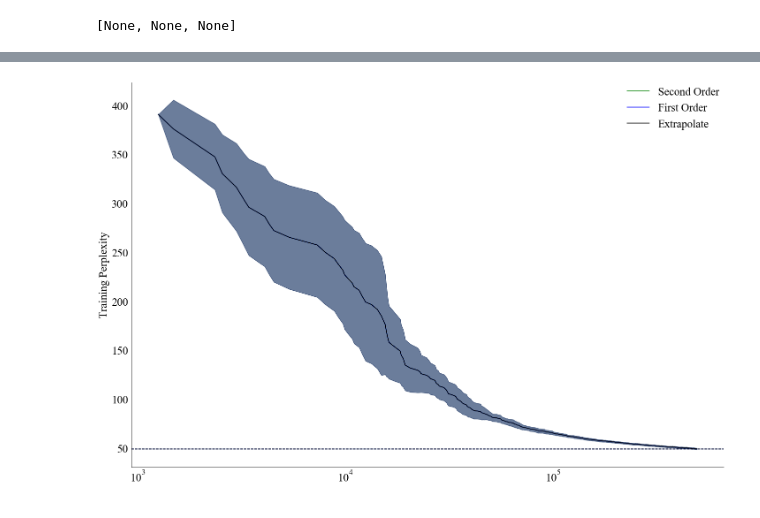
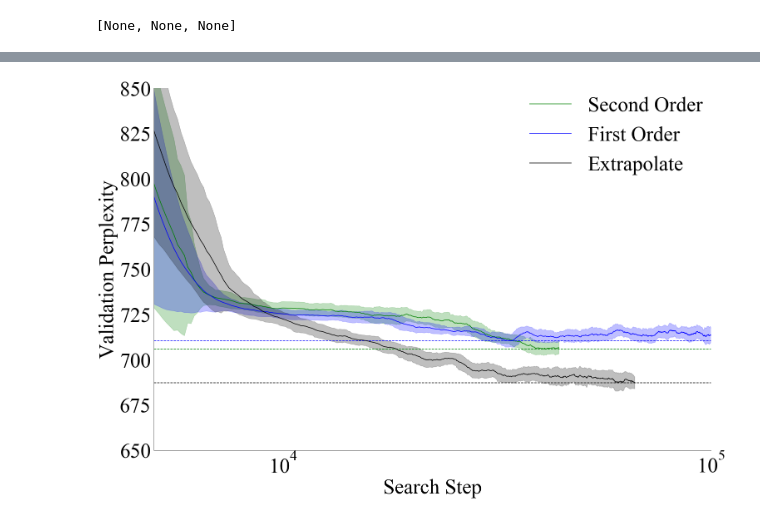
Before and after one commit to georgeadam/menas, a Jupyter notebook: src/graphing/final_train.ipynb, the cells around one changed output, grey strips where cells are left out. Cells and saved outputs as stored; diff of their text form; code cells hidden in the pictures.

```diff
--- a/src/graphing/final_train.ipynb
+++ b/src/graphing/final_train.ipynb
@@ -33,9 +33,9 @@ ours_info = parse_info('run_eval-EXP-OURS.csv')
 
 final_infos = [darts_info, darts_1st_info, enas_info, ours_info]
 
-second_order_darts = parse_info('run_eval-EXP-DARTS.csv')
-first_order_darts = parse_info('run_eval-EXP-DARTS.csv')
-extrapolate_darts = parse_info('run_eval-EXP-DARTS.csv')
+second_order_darts = parse_info('run_search-EXP-Unroll-DiffUnroll.csv')
+first_order_darts = parse_info('run_search-EXP-NoUnroll.csv')
+extrapolate_darts = parse_info('run_search-EXP-Unroll-NoDiffUnroll.csv')
 search_infos = [second_order_darts, first_order_darts, extrapolate_darts]
 # %% [output]
 ['Wall time', 'Step', 'Value']
@@ -95,18 +98,16 @@ graph_info(axs[0], darts_info, 'DARTS', 'g')
 graph_info(axs[0], darts_1st_info, 'DARTS 1st', 'b')
 graph_info(axs[0], ours_info, 'DARTS Extrapolate', 'k')
 
-axs[0].set_ylim(45, 70)
-axs[0].set_xlim(10e4, 10e5)
+axs[0].set_ylim(40, 90)
+axs[0].set_xlim(2*10e3, 5*10e4)
 for a in axs:
     a.legend(fancybox=True, borderaxespad=0.0, framealpha=0.0)
-axs[0].set_ylabel('Step')
+axs[0].set_xlabel('Step')
 axs[0].set_ylabel('Training Perplexity')
 
 axs[0].tick_params(axis='x', which='both', bottom=False, top=False)
 axs[0].tick_params(axis='y', which='both', left=False, right=False)
-axs[0].grid(False)
-axs[0].spines['right'].set_visible(False)
-axs[0].spines['top'].set_visible(False)
+6888
 
 fig.savefig(pwd + 'final_training_comparison.pdf', bbox_inches='tight', dpi=200)
 #fig.clf()
@@ -115,41 +116,30 @@ fig.savefig(pwd + 'final_training_comparison.pdf', bbox_inches='tight', dpi=200)
 # %%
-import matplotlib.pyplot as plt
-import matplotlib as mpl
-%matplotlib inline
-
-# Set some parameters.
-font = {'family': 'Times New Roman'}
-mpl.rc('font', **font)
-mpl.rcParams['legend.fontsize'] = 25
-mpl.rcParams['axes.labelsize'] = 25
-mpl.rcParams['xtick.labelsize'] = 25
-mpl.rcParams['ytick.labelsize'] = 25
-mpl.rcParams['axes.grid'] = True
-
 # Create figure and axes.
 fig = plt.figure(figsize=(24,16))
 num_rows, num_cols = 1, 1
 axs = [fig.add_subplot(num_rows, num_cols, i+1) for i in range(num_rows * num_cols)]
 
 graph_info(axs[0], second_order_darts, 'Second Order', 'g')
+#axs[0].semilogx(second_order_darts['Step'], second_order_darts['min_value'], c='g', label='Second Order')
+#print(second_order_darts['min_value'])
 graph_info(axs[0], first_order_darts, 'First Order', 'b')
 graph_info(axs[0], extrapolate_darts, 'Extrapolate', 'k')
 
 
-#axs[0].set_ylim(45, 70)
-#axs[0].set_xlim(10e4, 10e5)
+axs[0].set_ylim(650, 850)
+axs[0].set_xlim(5 * 10e2, 10e4)
 for a in axs:
     a.legend(fancybox=True, borderaxespad=0.0, framealpha=0.0)
-axs[0].set_ylabel('Step')
-axs[0].set_ylabel('Training Perplexity')
+axs[0].set_xlabel('Search Step')
+axs[0].set_ylabel('Validation Perplexity')
 
 axs[0].tick_params(axis='x', which='both', bottom=False, top=False)
 axs[0].tick_params(axis='y', which='both', left=False, right=False)
 axs[0].grid(False)
 axs[0].spines['right'].set_visible(False)
 axs[0].spines['top'].set_visible(False)
 
-fig.savefig(pwd + 'search_comparison.pdf', bbox_inches='tight', dpi=200)
+fig.savefig(pwd + 'search_comparison_step.pdf', bbox_inches='tight', dpi=200)
 #fig.clf()
 # %% [output]
-[figure, old version]
+[figure, new version]
```
Also changed, not shown: parts of 4 cells of this notebook, 12 other files.
